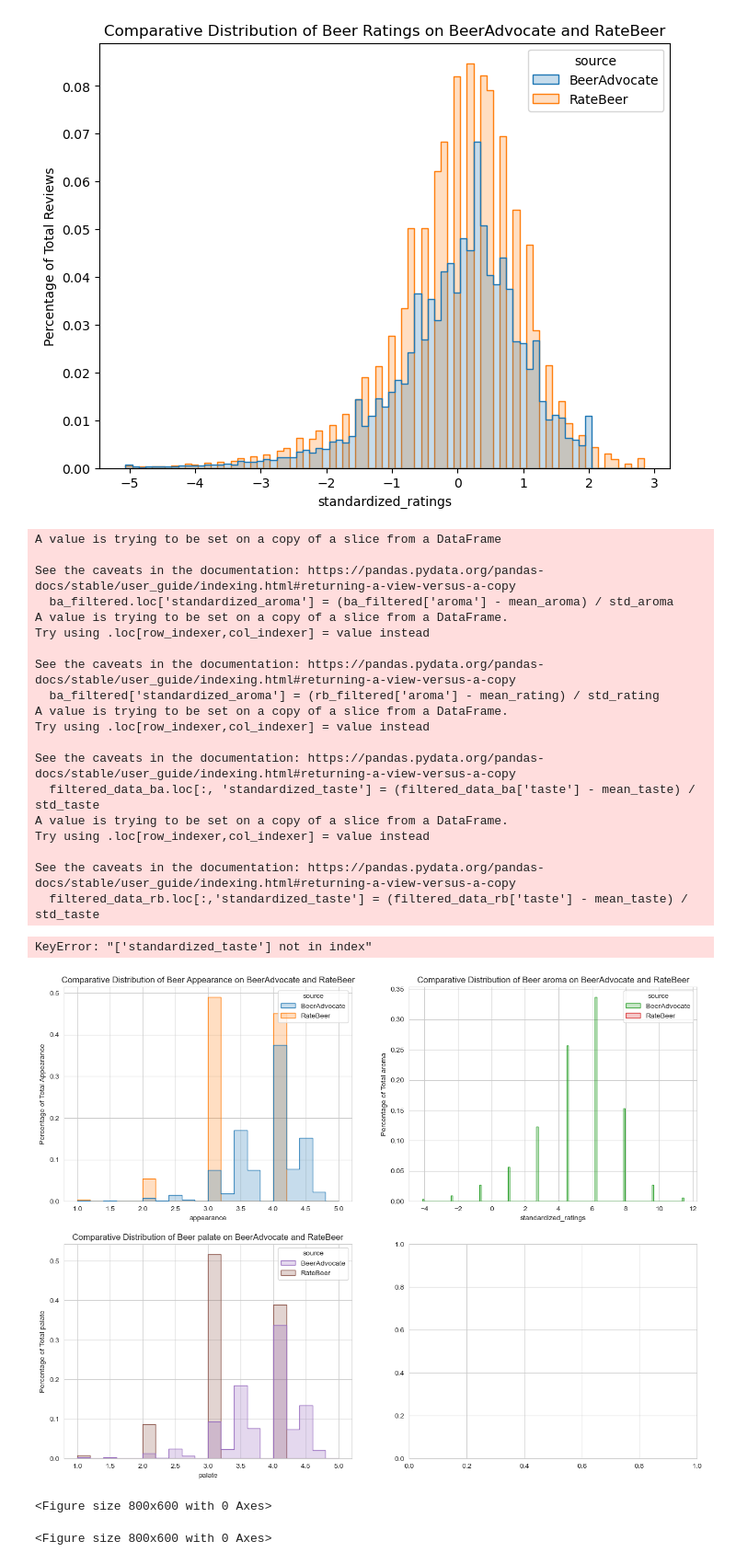
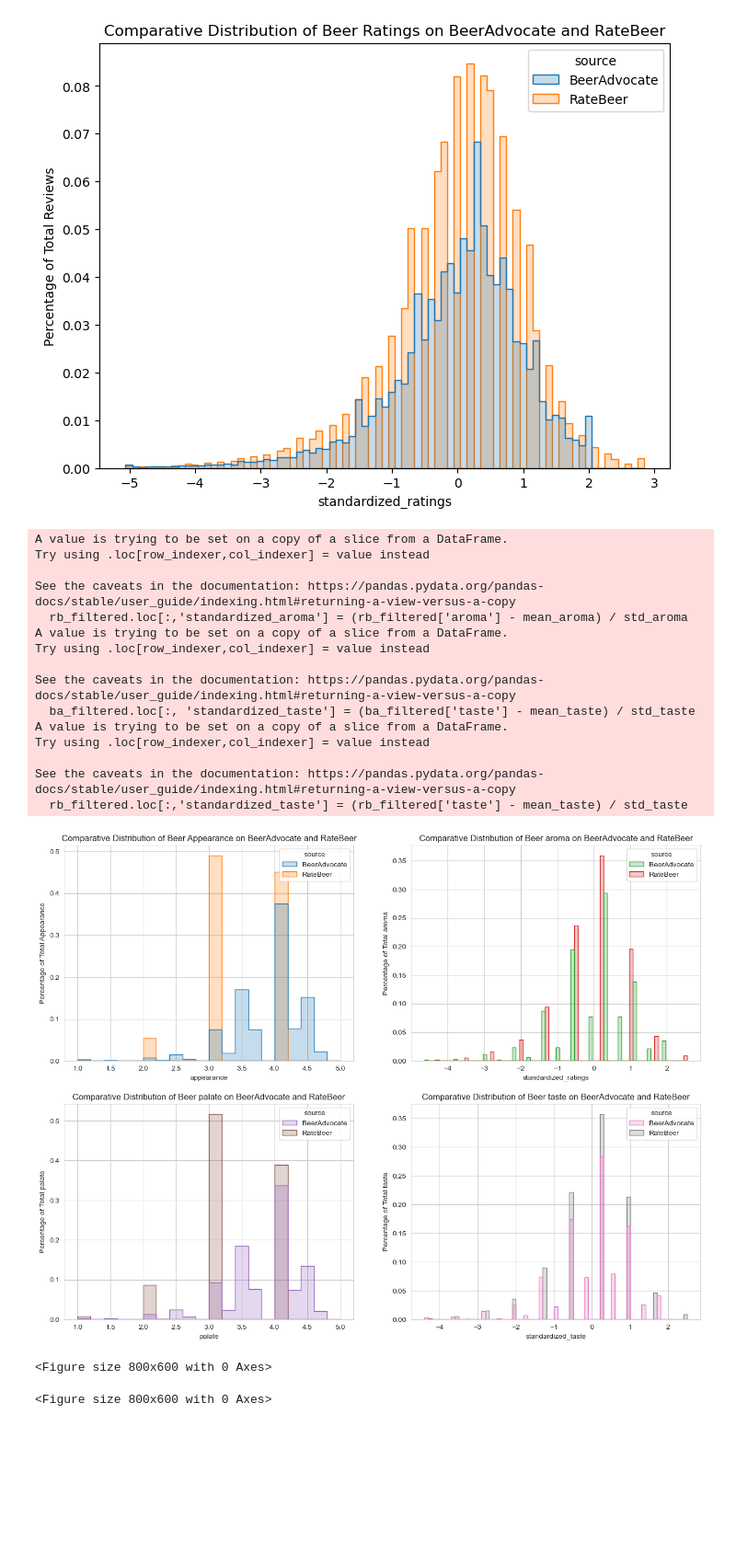
Before and after one commit to epfl-ada/ada-2023-project-adapowerup2023, a Jupyter notebook: Beer_review_M2_modified.ipynb, the cells around one changed output. Shown at 92% size. Cells and saved outputs as stored; diff of their text form; code cells hidden in the pictures; blank space fills up the shorter version.

```diff
--- a/Beer_review_M2_modified.ipynb
+++ b/Beer_review_M2_modified.ipynb
@@ -304,16 +304,16 @@ axes[0, 0].set_ylabel("Percentage of Total Appearance")
 
 # 2.aroma
 # aroma standerlization for filtered_data_ba.
-mean_aroma = filtered_data_ba['aroma'].mean()
-std_aroma = filtered_data_ba['aroma'].std()
+mean_aroma = ba_filtered['aroma'].mean()
+std_aroma = ba_filtered['aroma'].std()
 # Standardize the 'aroma' column
-ba_filtered.loc['standardized_aroma'] = (ba_filtered['aroma'] - mean_aroma) / std_aroma
+ba_filtered.loc[:,'standardized_aroma'] = (ba_filtered['aroma'] - mean_aroma) / std_aroma
 
 # Rating standerlization for filtered_data_rb.
-mean_aroma = filtered_data_rb['aroma'].mean()
-std_aroma = filtered_data_rb['aroma'].std()
+mean_aroma = rb_filtered['aroma'].mean()
+std_aroma = rb_filtered['aroma'].std()
 # Standardize the 'ratings' column
-ba_filtered['standardized_aroma'] = (rb_filtered['aroma'] - mean_rating) / std_rating
+rb_filtered.loc[:,'standardized_aroma'] = (rb_filtered['aroma'] - mean_aroma) / std_aroma
 all_aroma_std = pd.concat([ba_filtered, rb_filtered], ignore_index=True)
 
 plt.figure(figsize=(8, 6))
@@ -337,49 +337,44 @@ axes[1, 0].set_ylabel("Percentage of Total palate")
 
 # 4.taste
 # taste standerlization for filtered_data_ba.
-mean_taste = filtered_data_ba['taste'].mean()
-std_taste = filtered_data_ba['taste'].std()
+mean_taste = ba_filtered['taste'].mean()
+std_taste = ba_filtered['taste'].std()
 # Standardize the 'taste' column
-filtered_data_ba.loc[:, 'standardized_taste'] = (filtered_data_ba['taste'] - mean_taste) / std_taste
+ba_filtered.loc[:, 'standardized_taste'] = (ba_filtered['taste'] - mean_taste) / std_taste
 
 # taste standerlization for filtered_data_rb.
-mean_taste = filtered_data_rb['taste'].mean()
-std_taste = filtered_data_rb['taste'].std()
+mean_taste = rb_filtered['taste'].mean()
+std_taste = rb_filtered['taste'].std()
 # Standardize the 'taste' column
-filtered_data_rb.loc[:,'standardized_taste'] = (filtered_data_rb['taste'] - mean_taste) / std_taste
+rb_filtered.loc[:,'standardized_taste'] = (rb_filtered['taste'] - mean_taste) / std_taste
 
 all_taste_std = pd.concat([ba_filtered, rb_filtered], ignore_index=True)
 plt.figure(figsize=(8, 6))
 sns.histplot(data=all_taste_std[['standardized_taste', 'source']],
              x='standardized_taste', hue='source',
              element='step', stat='probability',
              common_norm=False, binwidth=0.1, ax=axes[1, 1], palette=palette4)
 axes[1, 1].set_title("Comparative Distribution of Beer taste on BeerAdvocate and RateBeer")
 axes[1, 1].set_xlabel("standardized_taste")
 axes[1, 1].set_ylabel("Percentage of Total taste")
 
 plt.tight_layout()
 # %% [output]
-A value is trying to be set on a copy of a slice from a DataFrame
-
-See the caveats in the documentation: https://pandas.pydata.org/pandas-docs/stable/user_guide/indexing.html#returning-a-view-versus-a-copy
-  ba_filtered.loc['standardized_aroma'] = (ba_filtered['aroma'] - mean_aroma) / std_aroma
 A value is trying to be set on a copy of a slice from a DataFrame.
 Try using .loc[row_indexer,col_indexer] = value instead
 
 See the caveats in the documentation: https://pandas.pydata.org/pandas-docs/stable/user_guide/indexing.html#returning-a-view-versus-a-copy
-  ba_filtered['standardized_aroma'] = (rb_filtered['aroma'] - mean_rating) / std_rating
+  rb_filtered.loc[:,'standardized_aroma'] = (rb_filtered['aroma'] - mean_aroma) / std_aroma
 A value is trying to be set on a copy of a slice from a DataFrame.
 Try using .loc[row_indexer,col_indexer] = value instead
 
 See the caveats in the documentation: https://pandas.pydata.org/pandas-docs/stable/user_guide/indexing.html#returning-a-view-versus-a-copy
-  filtered_data_ba.loc[:, 'standardized_taste'] = (filtered_data_ba['taste'] - mean_taste) / std_taste
+  ba_filtered.loc[:, 'standardized_taste'] = (ba_filtered['taste'] - mean_taste) / std_taste
 A value is trying to be set on a copy of a slice from a DataFrame.
 Try using .loc[row_indexer,col_indexer] = value instead
 
 See the caveats in the documentation: https://pandas.pydata.org/pandas-docs/stable/user_guide/indexing.html#returning-a-view-versus-a-copy
-  filtered_data_rb.loc[:,'standardized_taste'] = (filtered_data_rb['taste'] - mean_taste) / std_taste
+  rb_filtered.loc[:,'standardized_taste'] = (rb_filtered['taste'] - mean_taste) / std_taste
+[figure, new version]
-KeyError: "['standardized_taste'] not in index"
+<Figure size 800x600 with 0 Axes>
-[figure, old version]
 <Figure size 800x600 with 0 Axes>
-<Figure size 800x600 with 0 Axes>
```
Also changed, not shown: parts of 26 cells of this notebook.
